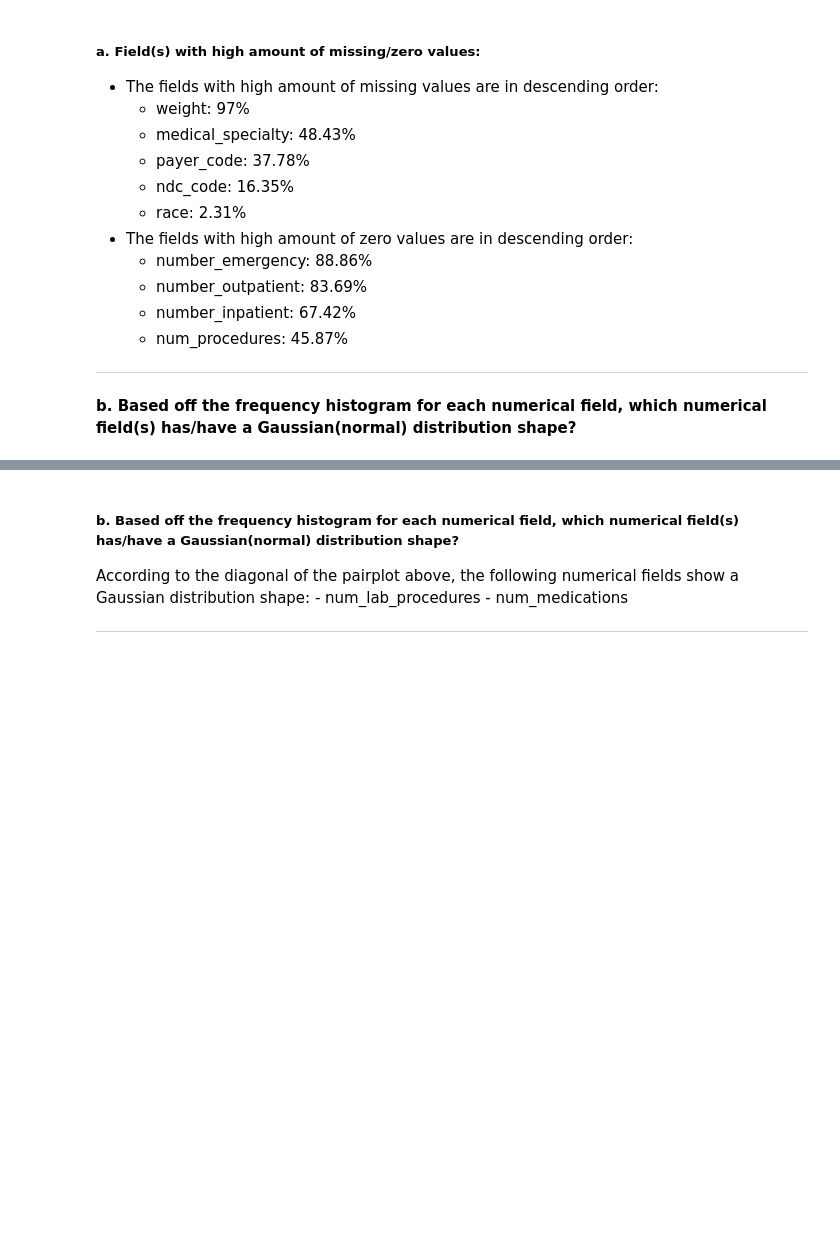
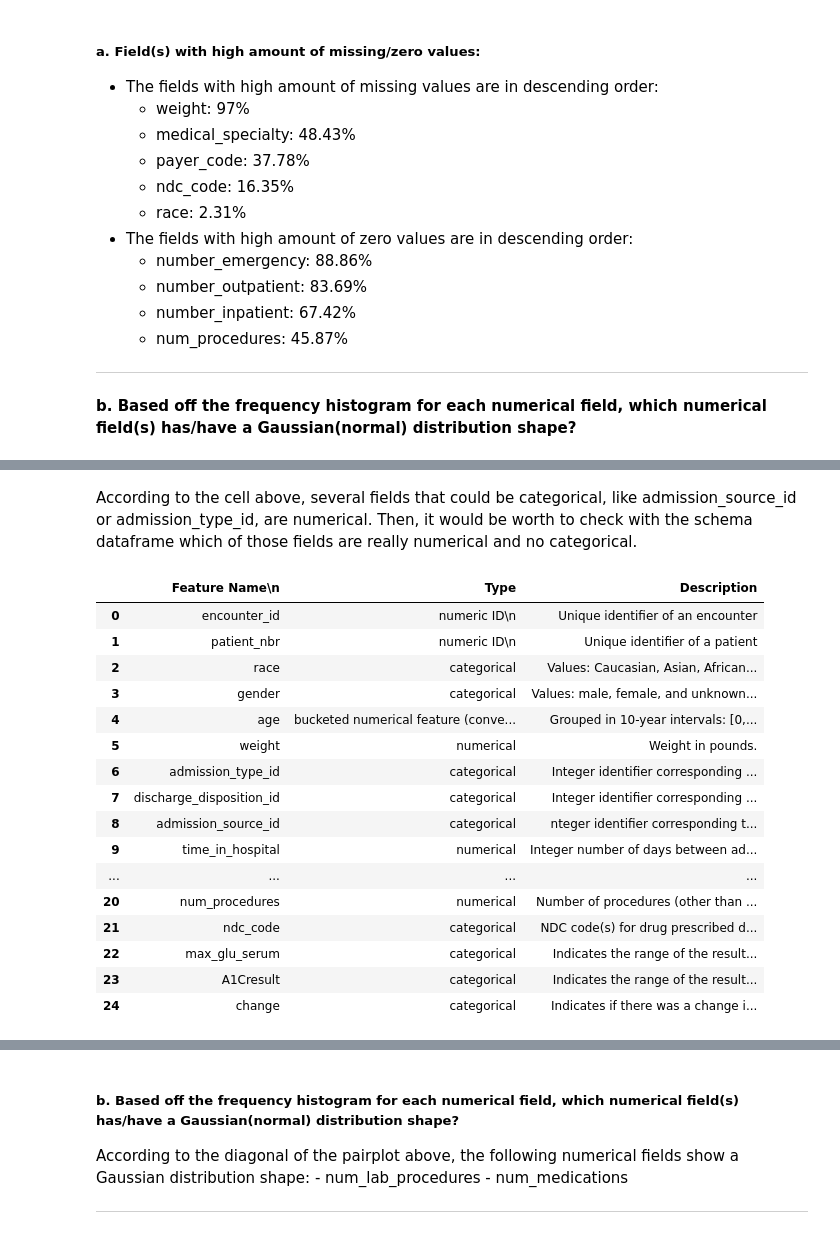
Before and after one commit to pdagger/AI_Healthcare_Projects, a Jupyter notebook: Patient_Selection_for_Diabetes_Drug/starter_code/student_project.ipynb, the cells around one changed output, grey strips where cells are left out. Saved outputs shown, nothing was run; the diff lists cells and outputs as text; code cells hidden in the pictures; blank space fills up the shorter version.

```diff
--- a/Patient_Selection_for_Diabetes_Drug/starter_code/student_project.ipynb
+++ b/Patient_Selection_for_Diabetes_Drug/starter_code/student_project.ipynb
@@ -198,0 +215,24 @@ g = sns.pairplot(df)
+# %% [markdown]
+According to the cell above, several fields that could be categorical, like admission_source_id or admission_type_id, are numerical. Then, it would be worth to check with the schema dataframe which of those fields are really numerical and no categorical.
+# %%
+# Load dataframe containing projects data schema to recognize categorical features
+schema_df = pd.read_csv("../data_schema_references/project_data_schema.csv")
+schema_df
+# %% [output]
+|  | Feature Name\n | Type | Description |
+| 0 | encounter_id | numeric ID\n | Unique identifier of an encounter |
+| 1 | patient_nbr | numeric ID\n | Unique identifier of a patient |
+| 2 | race | categorical | Values: Caucasian, Asian, African... |
+| 3 | gender | categorical | Values: male, female, and unknown... |
+| 4 | age | bucketed numerical feature (conve... | Grouped in 10-year intervals: [0,... |
+| 5 | weight | numerical | Weight in pounds. |
+| 6 | admission_type_id | categorical | Integer identifier corresponding ... |
+| 7 | discharge_disposition_id | categorical | Integer identifier corresponding ... |
+| 8 | admission_source_id | categorical | nteger identifier corresponding t... |
+| 9 | time_in_hospital | numerical | Integer number of days between ad... |
+| ... | ... | ... | ... |
+| 20 | num_procedures | numerical | Number of procedures (other than ... |
+| 21 | ndc_code | categorical | NDC code(s) for drug prescribed d... |
+| 22 | max_glu_serum | categorical | Indicates the range of the result... |
+| 23 | A1Cresult | categorical | Indicates the range of the result... |
+| 24 | change | categorical | Indicates if there was a change i... |
```
Also changed, not shown: parts of 6 cells of this notebook.
